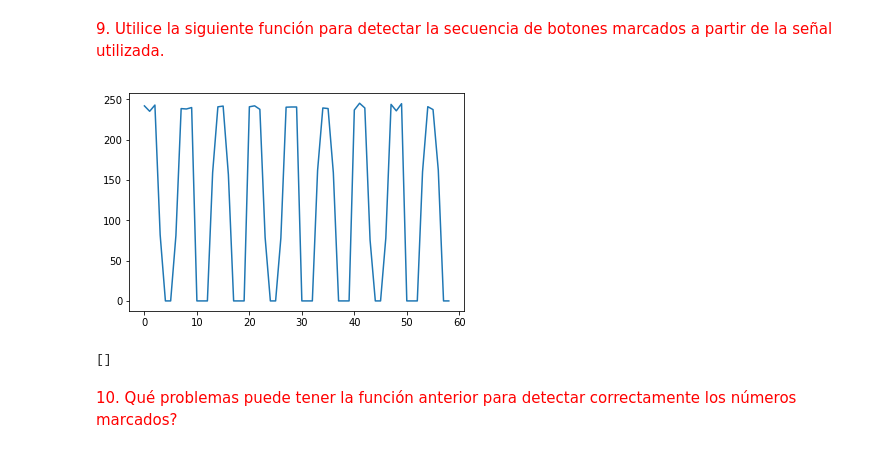
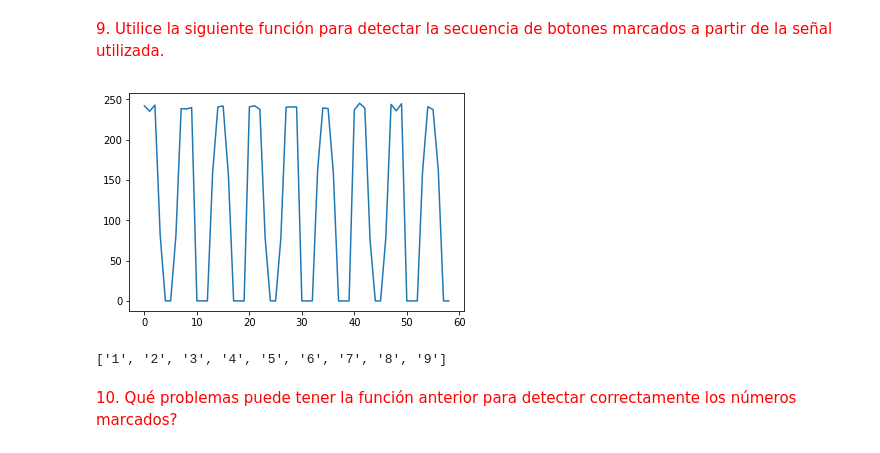
Before and after one commit to jcvasquezc/PDS_2019.2, a Jupyter notebook: lab7_DTMF/Laboratorio 7.ipynb, the cells around one changed output. Cells and saved outputs as stored; diff of their text form; code cells hidden in the pictures.

```diff
--- a/lab7_DTMF/Laboratorio 7.ipynb
+++ b/lab7_DTMF/Laboratorio 7.ipynb
@@ -196,12 +209,20 @@ def dtmf_decode(x, FS, edges = None):
         # and finally convert that to the pressed key
         number.append(KEYS[row][col])
     return number
-# %%
-num_marcado=dtmf_decode(x, 8000)
-print(num_marcado)
-# %% [output]
-[figure, removed]
-[]
+# %%
+
+# transmision
+fs=8000
+numero="123456789"
+x=dtmf_dial(numero, fs)
+
+#recepcion
+
+num_marcado=dtmf_decode(x, 8000)
+print(num_marcado)
+# %% [output]
+[figure, added]
+['1', '2', '3', '4', '5', '6', '7', '8', '9']
 # %% [markdown]
 <span style="color:red"> 10. Qué problemas puede tener la función anterior para detectar correctamente los números marcados? </span>
 # %% [markdown]
```
Also changed, not shown: parts of 4 cells of this notebook, 3 other files.
